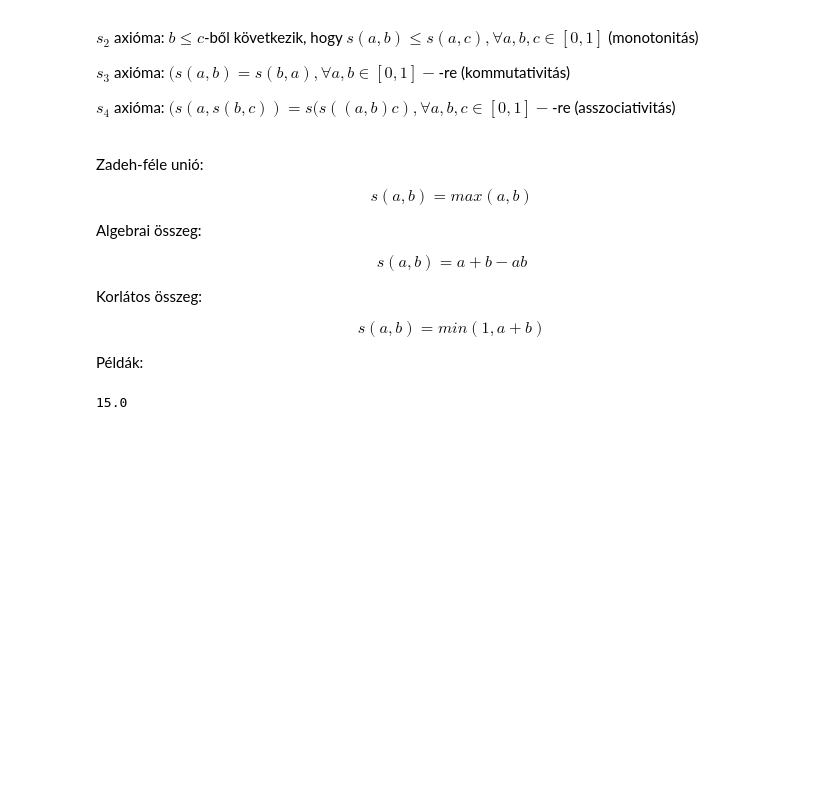
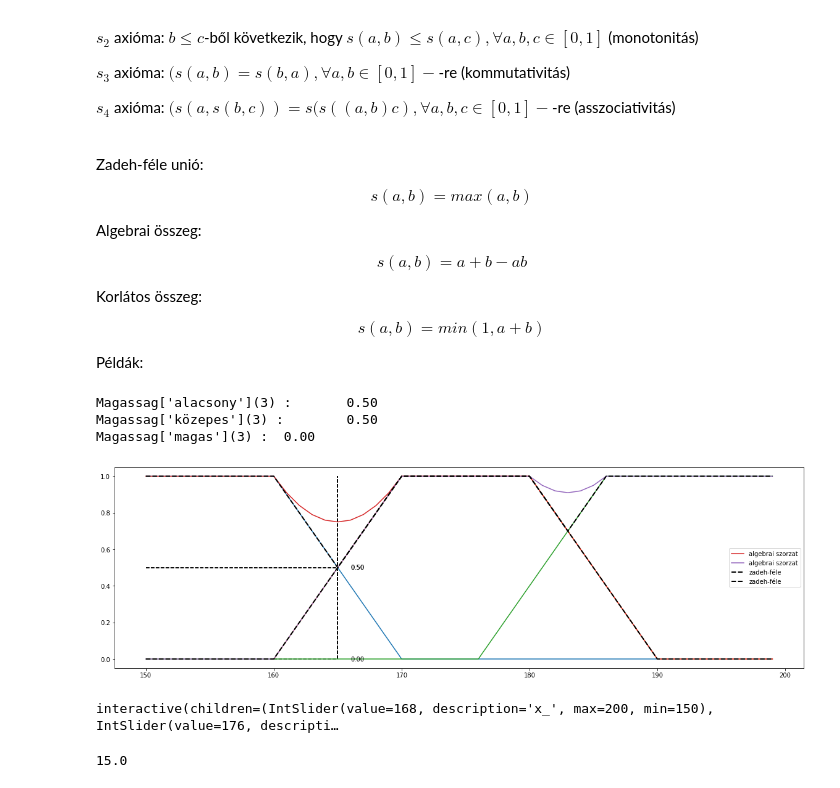
Before and after one commit to JoDeMiro/FuzzyBevezetes, a Jupyter notebook: Python_Fuzzy_Bemutató_a_Tanárnőnek_6_Interactive.ipynb, the cells around one changed output. Drawn from its saved outputs; the diff is of its cells as text; code cells hidden in the pictures; blank space fills up the shorter version.

```diff
--- a/Python_Fuzzy_Bemutató_a_Tanárnőnek_6_Interactive.ipynb
+++ b/Python_Fuzzy_Bemutató_a_Tanárnőnek_6_Interactive.ipynb
@@ -330,6 +352,71 @@ Korlátos összeg:
 $$ s(a,b) = min(1,a+b) $$
 
 Példák:
+# %%
+#@title
+def membershipORDemo(x_, a1, a2):
+
+  Magassag         = ctrl.Antecedent(np.arange(150, 200, 1), 'magassag X[cm]')
+
+  Magassag.defuzzify_method = 'centroid'
+  Magassag.universe.mean()
+
+  Magassag['alacsony'] = fuzzy.trapmf(Magassag.universe, [150, 150, 160, 170])
+  Magassag['közepes'] = fuzzy.trapmf(Magassag.universe, [160, 170, 180, 190])
+  Magassag['magas'] = fuzzy.trapmf(Magassag.universe, [a1, a2, 200, 200])
+
+  plt.rcParams["figure.figsize"] = (20,6)
+  container = []
+  for key in Magassag.terms.keys():
+    plt.plot(x, Magassag[key].mf)
+
+    xv = x_
+
+    value = fuzzy.interp_membership(Magassag.universe, Magassag.__getitem__(key).mf, [xv])
+
+    print("Magassag['{0}'](3) : \t{1:0.2f}".format(key, value[0]))
+
+    plt.vlines(xv, ymin = 0, ymax = 1, colors = 'k', linestyles = 'dashed')
+    plt.hlines(value, xmin = 150, xmax = xv, colors = 'k', linestyles = 'dashed')
+    plt.text(xv+1, value[0], '{:0.2f}'.format(value[0]), verticalalignment = 'center')
+
+    container.append(Magassag[key].mf)
+
+
+  # albebrai szorzat
+  a = np.asarray(container[0])
+  b = np.asarray(container[1])
+  algebrai = (a+b)-(a*b)
+  plt.plot(x, algebrai, label = 'algebrai szorzat')
+
+  a = np.asarray(container[1])
+  b = np.asarray(container[2])
+  algebrai = (a+b)-(a*b)
+  plt.plot(x, algebrai, label = 'algebrai szorzat')
+
+  # zadeh féle fuzzy metszet
+  a = np.asarray(container[0])
+  b = np.asarray(container[1])
+  zadeh = np.maximum(a,b)
+  plt.plot(x, zadeh, label = 'zadeh-féle', color='black', lw = 2, linestyle='dashed')
+
+  a = np.asarray(container[1])
+  b = np.asarray(container[2])
+  zadeh = np.maximum(a,b)
+  plt.plot(x, zadeh, label = 'zadeh-féle', color='black', lw = 2, linestyle='dashed')
+
+  plt.legend()
+
+membershipORDemo(165, 176, 186)
+# %% [output]
+Magassag['alacsony'](3) :       0.50
+Magassag['közepes'](3) :        0.50
+Magassag['magas'](3) :  0.00
+[figure, added]
+# %%
+interact(membershipORDemo, x_=widgets.IntSlider(min=150, max=200, step=1, value=168), a1=widgets.IntSlider(min=150, max=200, step=1, value=176), a2=widgets.IntSlider(min=185, max=200, step=1, value=186));
+# %% [output]
+interactive(children=(IntSlider(value=168, description='x_', max=200, min=150), IntSlider(value=176, descripti…
 # %%
 # https://github.com/JoDeMiro/FuzzyBevezetes
 # %%
```
Also changed, not shown: parts of 2 cells of this notebook.
